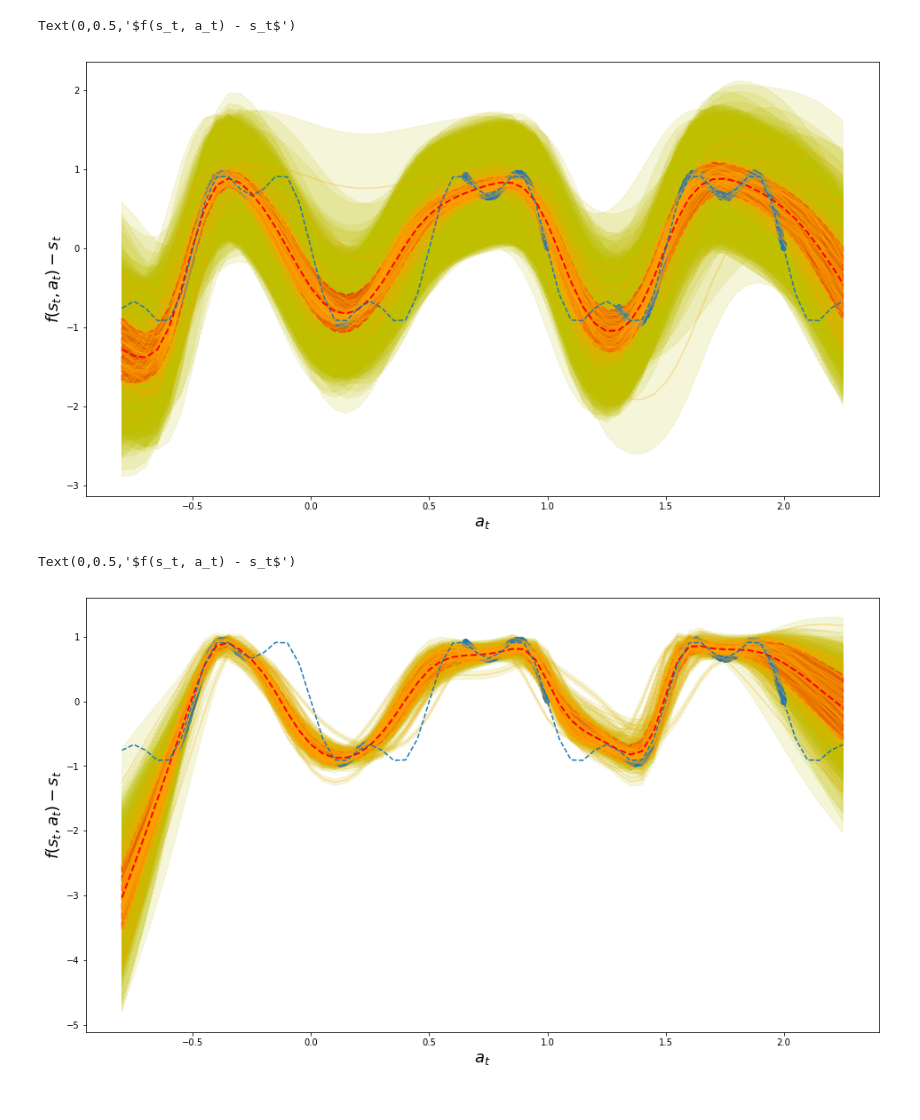
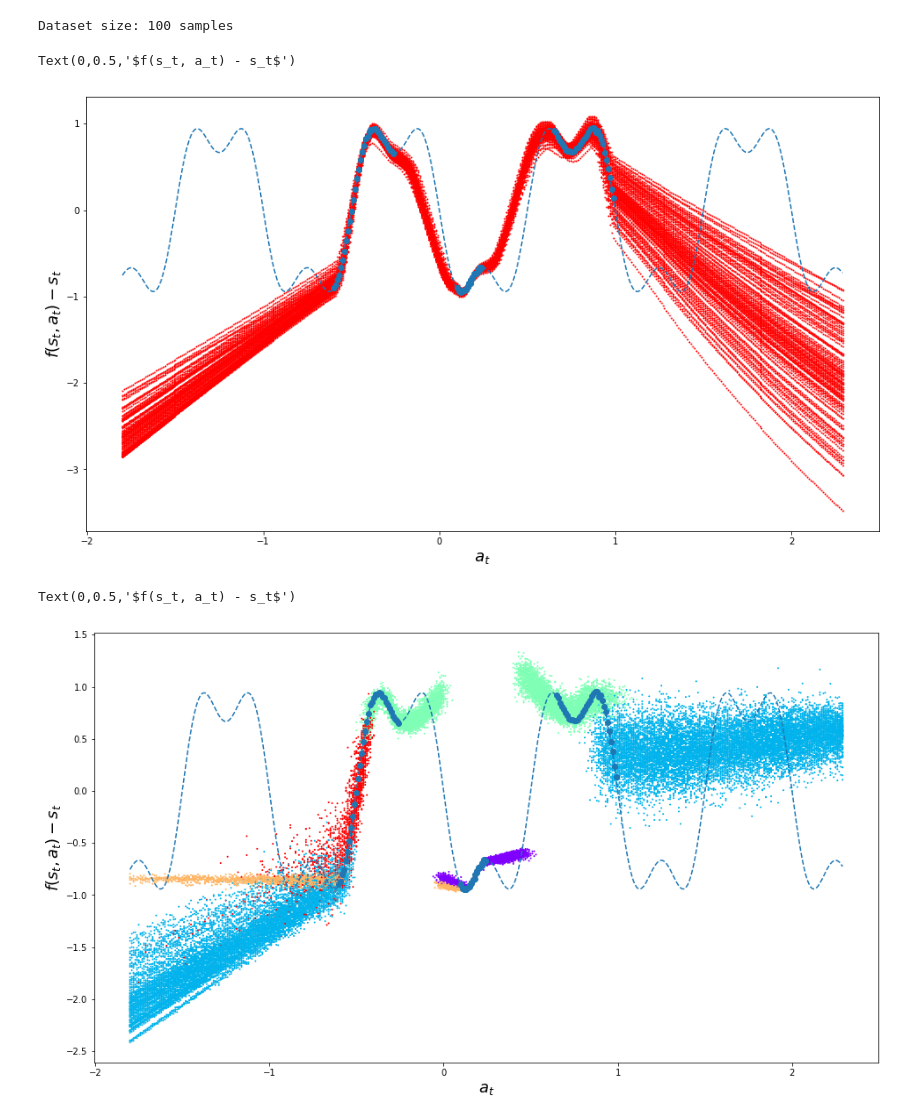
Before and after one commit to mcgillmrl/prob_mbrl, a Jupyter notebook: notebooks/BNN_regression_example.ipynb, the cells around one changed output. Cells and saved outputs as stored; diff of their text form; code cells hidden in the pictures.

Commit message:
updated example to include mixture model test

```diff
--- a/notebooks/BNN_regression_example.ipynb
+++ b/notebooks/BNN_regression_example.ipynb
@@ -32,10 +48,11 @@ N_ensemble = 100
 # %%
 # create training dataset
 def f(x):
-    return sum([np.sin(-2*np.pi*(2*k-1)*x)/(2*k-1) for k in range(1, 3)])
+    k = 1 #np.random.choice([-1, 1], x.shape[0])
+    return k*sum([np.sin(-2*np.pi*(2*k-1)*x)/(2*k-1) for k in range(1, 3)])
 
-train_x = np.concatenate([np.arange(-0.6,-0.25,0.001), np.arange(0.1,0.25,0.001), 2*np.arange(0.65,1.0,0.001),
-                          np.arange(0.65,1.0,0.001)])
+train_x = np.concatenate([np.arange(-0.6,-0.25,0.01), np.arange(0.1,0.25,0.01), np.arange(0.1,0.25,0.01),
+                          np.arange(0.65,1.0,0.01)])
 train_y = f(train_x)
 train_y += 0.01*np.random.randn(*train_y.shape)
 X = torch.from_numpy(train_x[:, None])
@@ -43,24 +60,25 @@ Y = torch.from_numpy(train_y[:, None])
 
 model.set_dataset(X, Y)
 model = model.float()
+mmodel.set_dataset(X, Y)
+mmodel = mmodel.float()
+print 'Dataset size:', train_x.shape[0], 'samples'
+# %% [output]
+Dataset size: 100 samples
-# %%
-def gaussian_mixture_likelihood(targets, means, stds, pi):
-    # get deltas wrt each mixture component
-    print means.shape, targets.shape
-    deltas = means - targets[:, None, :]
-    probs = (-0.5*((deltas*stds.reciprocal())**2).sum(-1)).exp()
-    probs *= 2*torch.pi*stds.prod(-1)
-
-train_regressor(model, iters=10000, batchsize=N_ensemble, resample=False,
-                optimizer=opt)#, log_likelihood=gaussian_mixture_likelihood)
+# %%
+train_regressor(model, iters=5000, batchsize=N_ensemble, resample=True,
+                optimizer=opt1)
+train_regressor(mmodel, iters=5000, batchsize=N_ensemble, resample=True,
+                optimizer=opt2, log_likelihood=losses.gaussian_mixture_log_likelihood)
 # %%
-test_x = np.arange(-0.8,2.3,0.05)
+# evaluate single gaussian model
+test_x = np.arange(-1.8,2.3,0.01)
 ret = []
 #model.model.resample()
 for i, x in enumerate(test_x):
     x = torch.tensor(x[None]).float()
     outs = model(x.expand((N_ensemble, 1)), resample=False)
-    y = torch.cat(outs, 1)
+    y = torch.cat(outs[:2], -1)
     ret.append(y.cpu().detach().numpy())
     torch.cuda.empty_cache()
 ret = np.stack(ret)
@@ -71,22 +89,28 @@ for i in range(3):
     gc.collect()
 # %%
 plt.figure(figsize=(16,9))
+nc = ret.shape[-2]
+colors = list(plt.cm.rainbow_r(np.linspace(0, 1, nc)))
+
+def gaussian_sample(mu, sigma):
+    z2 = np.random.randn(*mu.shape[:-1])
+    return mu + z2*sigma
+
 for i in range(len(ret)):
     m, S = ret[i, :, 0], ret[i, :, 1]
-    #print S
-    plt.plot(test_x, m, label='nn%d' % i, color='orange', alpha=0.3)
-    plt.fill_between(test_x, m-S, m+S, alpha=0.15, color='y', linestyle='--')
-    #plt.fill_between(test_x, m-2*S, m+2*S, alpha=0.075, color='y', linestyle='--')
+    samples = gaussian_sample(m, S)
+    plt.scatter(test_x, samples, c=colors[0], s=1)
+    #plt.fill_between(test_x, m-S, m+S, color='red', linestyle='--', linewidth=1, alpha = 0.3)
 m = ret[:, :, 0].mean(0)
 S = ret[:, :, 0].std(0)
-plt.plot(test_x, m, label='nn%d' % i, color='red', linestyle='--', linewidth=2)
-plt.fill_between(test_x, m-S, m+S, label='nn%d' % i, color='red', linestyle='--', linewidth=2, alpha = 0.5)
+#plt.plot(test_x, m, label='nn%d' % i, color='red', linestyle='--', linewidth=2)
+#plt.fill_between(test_x, m-S, m+S, label='nn%d' % i, color='red', linestyle='--', linewidth=2, alpha = 0.5)
 #plt.fill_between(test_x, m-2*S, m+2*S, label='nn%d' % i, color='red', linestyle='--', linewidth=2, alpha = 0.25)
 plt.plot(test_x, f(test_x), linestyle='--', label='true function')
 plt.scatter(X.cpu().numpy().flatten(), Y.cpu().numpy().flatten())
 plt.xlabel('$a_t$', fontsize=18)
 plt.ylabel('$f(s_t, a_t) - s_t$', fontsize=18)
 #plt.legend()
 # %% [output]
 Text(0,0.5,'$f(s_t, a_t) - s_t$')
-[figure, old version]
+[figure, new version]
@@ -93,15 +138,25 @@ Text(0,0.5,'$f(s_t, a_t) - s_t$')
 # %%
 plt.figure(figsize=(16,9))
+nc = ret.shape[-2]
+colors = np.array(list(plt.cm.rainbow_r(np.linspace(0, 1, nc))))
+
+def mixture_sample(mu, sigma, pi, colors=None):
+    z1 = np.random.rand(*mu.shape)
+    z2 = np.random.randn(*mu.shape[:-1])
+    k = (np.log(pi) + z1).argmax(-1)
+    idx = np.arange(len(mu))
+    if colors is not None:
+        return mu[idx, k] + z2*sigma[idx, k], colors[k]
+    return mu[idx, k] + z2*sigma[idx, k]
+
 for i in range(len(ret)):
-    m, S = ret[i, :, 0], ret[i, :, 1]
-    #print S
-    plt.plot(test_x, m, label='nn%d' % i, color='orange', alpha=0.3)
-    plt.fill_between(test_x, m-S, m+S, alpha=0.15, color='y', linestyle='--')
-    #plt.fill_between(test_x, m-2*S, m+2*S, alpha=0.075, color='y', linestyle='--')
+    m, S = ret[i, :, :, 0], ret[i, :, :, 1]
+    samples, c = mixture_sample(m, S, weights[i], colors)
+    plt.scatter(test_x, samples, c=c, s=1)
 m = ret[:, :, 0].mean(0)
-S = ret[:, :, 0].std(0)
-plt.plot(test_x, m, label='nn%d' % i, color='red', linestyle='--', linewidth=2)
-plt.fill_between(test_x, m-S, m+S, label='nn%d' % i, color='red', linestyle='--', linewidth=2, alpha = 0.5)
+S = ret[:, :, ].std(0)
+#plt.plot(test_x, m, label='nn%d' % i, color='red', linestyle='--', linewidth=2)
+#plt.fill_between(test_x, m-S, m+S, label='nn%d' % i, color='red', linestyle='--', linewidth=2, alpha = 0.5)
 #plt.fill_between(test_x, m-2*S, m+2*S, label='nn%d' % i, color='red', linestyle='--', linewidth=2, alpha = 0.25)
 plt.plot(test_x, f(test_x), linestyle='--', label='true function')
 plt.scatter(X.cpu().numpy().flatten(), Y.cpu().numpy().flatten())
@@ -110,4 +165,4 @@ plt.ylabel('$f(s_t, a_t) - s_t$', fontsize=18)
 #plt.legend()
 # %% [output]
 Text(0,0.5,'$f(s_t, a_t) - s_t$')
-[figure, old version]
+[figure, new version]
```
Also changed, not shown: parts of 11 cells of this notebook.
